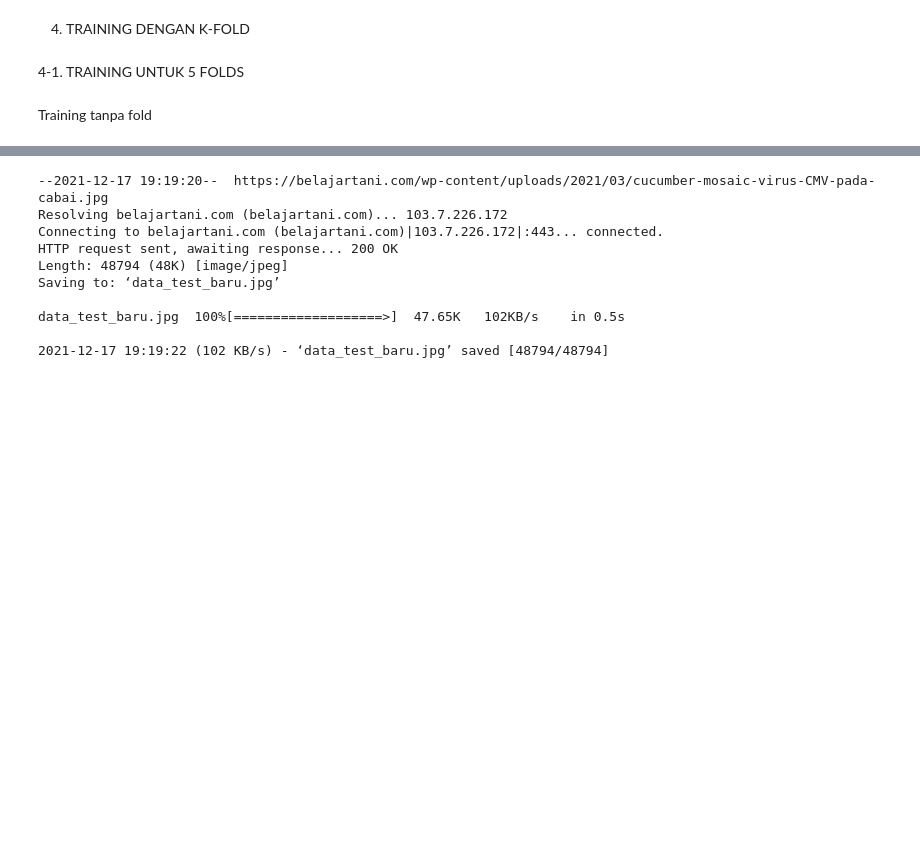
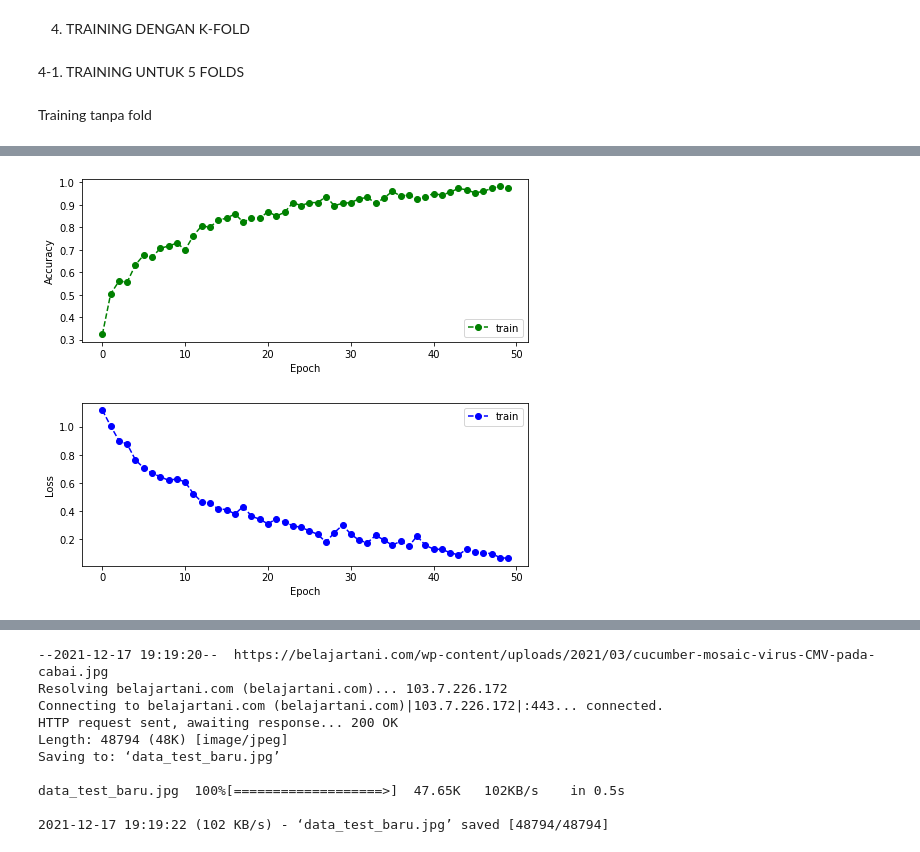
Before and after one commit to BudiAtu/skripsi-cnn-chili, a Jupyter notebook: skripsi.ipynb, the cells around one changed output, grey strips where cells are left out. Drawn from its saved outputs; the diff is of its cells as text; code cells hidden in the pictures; blank space fills up the shorter version.

```diff
--- a/skripsi.ipynb
+++ b/skripsi.ipynb
@@ -337,7 +335,7 @@ train_dir = '/tmp/dataset2/train/'
 train_generator = train_datagen.flow_from_directory(
     train_dir,
     target_size = (128, 128),
-    batch_size = 20,
+    batch_size = 10,
     class_mode = 'categorical'
 )
 
@@ -345,7 +343,7 @@ val_dir = '/tmp/dataset2/test/'
 val_generator = val_datagen.flow_from_directory(
     val_dir,
     target_size = (128, 128),
-    batch_size = 20,
+    batch_size = 10,
     class_mode = 'categorical'
 )
 # %% [output]
@@ -446,7 +425,7 @@ Training tanpa fold
 import pandas as pd
 
 epochs = 100       # ⚠️ SESUAIKAN ⚠️
-batch_size = 20   # ⚠️ SESUAIKAN ⚠️
+batch_size = 10   # ⚠️ SESUAIKAN ⚠️
 
 model = define_model_kustom()
 
@@ -467,7 +446,7 @@ model = define_model_kustom()
 # CARA 2 : validation_data=(X_test_norm, y_test_encode) ➜ artinya gunakan data validasi dari luar/bukan dari data train yang dipecah
 #          ➜ minim penggunaan RAM. CARA 2 ini sebagai alternatif solusi yang baik jika ingin training dengan validasi sekaligus.
 #=======================================================================================================================================#
-history = model.fit(X_train_norm, y_train_encode, validation_data=(X_test_norm, y_test_encode), epochs=epochs, batch_size=batch_size, verbose=1, callbacks = [callbacks])
+history = model.fit(train_generator, validation_data = val_generator, epochs=epochs, batch_size=batch_size, verbose=1)
 
 #=======================================================================================================================================#
 # CARA 3 : TANPA VALIDATION DATA. jika menggunakan CARA 2, malah menghasilkan lebih banyak salah prediksi saat testing data dari internet.
@@ -554,2 +551,21 @@ summarize_diagnostics_single(history.history)
+# %%
+fig, ax = plt.subplots(1, 1, figsize=(8, 3))
+ax.plot(history.history['accuracy'], 'og', linestyle='dashed')
+#ax.plot(history.history['val_accuracy'])
+ax.set_ylabel('Accuracy')
+ax.set_xlabel('Epoch')
+ax.legend(['train', 'val'], loc='lower right')
+plt.show()
+
+fig, ax = plt.subplots(1, 1, figsize=(8, 3))
+ax.plot(history.history['loss'], 'ob', linestyle='dashed')
+#ax.plot(history.history['val_loss'])
+ax.set_ylabel('Loss')
+ax.set_xlabel('Epoch')
+ax.legend(['train', 'val'], loc='upper right')
+plt.show()
+# %% [output]
+[figure, added]
+[figure, added]
 # %%
 # 01 - Save model as h5
```
Also changed, not shown: parts of 27 cells of this notebook.
